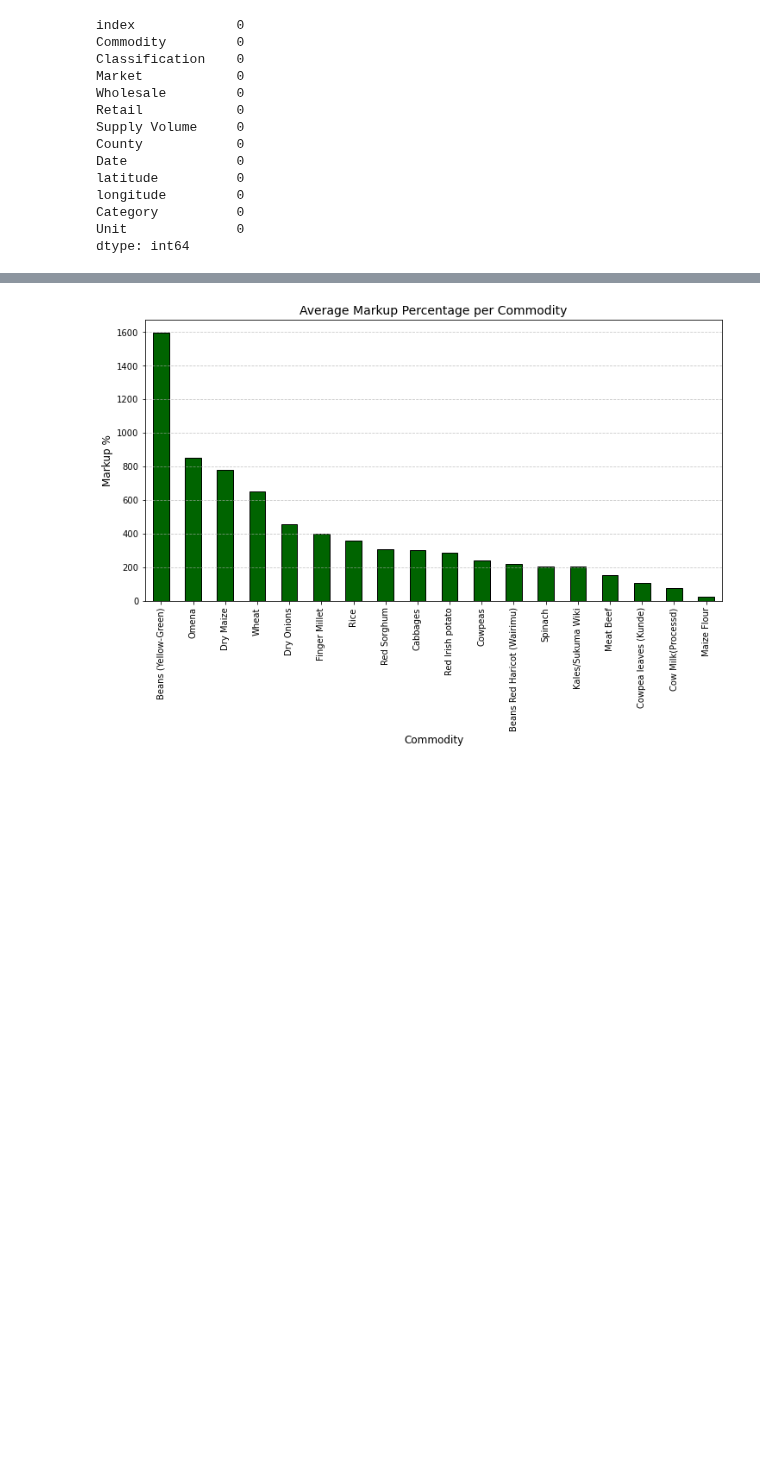
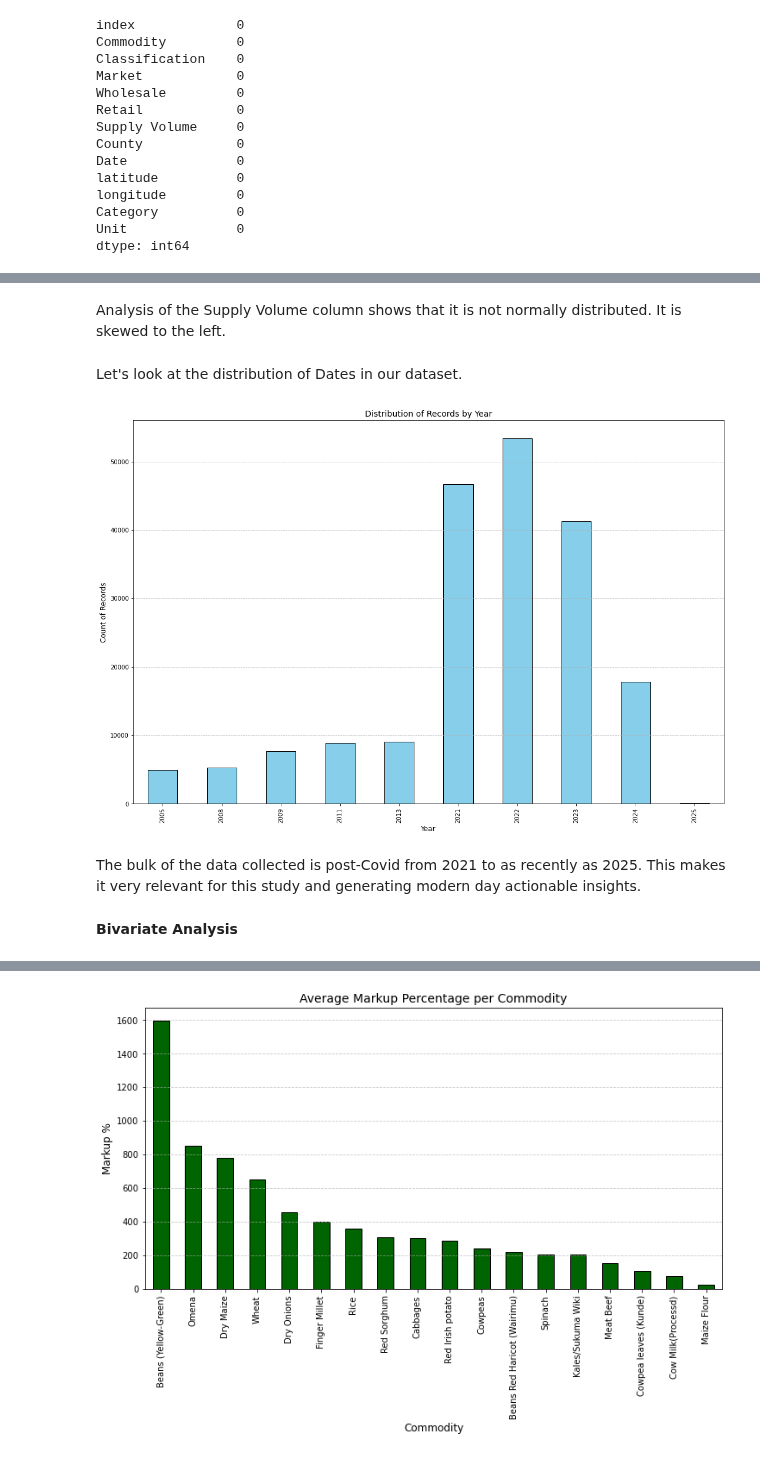
Before and after one commit to Logan-BCM/AgriPriceForecast-Kenya, a Jupyter notebook: Project.ipynb, the cells around one changed output, grey strips where cells are left out. Drawn from its saved outputs; the diff is of its cells as text; code cells hidden in the pictures; blank space fills up the shorter version.

```diff
--- a/Project.ipynb
+++ b/Project.ipynb
@@ -757,0 +793,27 @@ dtype: int64
+# %% [markdown]
+Analysis of the Supply Volume column shows that it is not normally distributed. It is skewed to the left.
+# %% [markdown]
+Let's look at the distribution of Dates in our dataset.
+# %%
+# Extract month-year period from the Date column
+df = products_df.copy()
+df['YearMonth'] = products_df['Date'].dt.to_period('Y')
+
+# Count the number of records for each month-year
+month_year_counts = df['YearMonth'].value_counts().sort_index()
+
+# Plot the distribution
+plt.figure(figsize=(18, 12))
+month_year_counts.plot(kind='bar', color='skyblue', edgecolor='black')
+plt.title("Distribution of Records by Year", fontsize=14)
+plt.xlabel("Year", fontsize=12)
+plt.ylabel("Count of Records", fontsize=12)
+plt.xticks(rotation=90)
+plt.grid(axis='y', linestyle='--', alpha=0.7)
+plt.show()
+# %% [output]
+[figure, added]
+# %% [markdown]
+The bulk of the data collected is post-Covid from 2021 to as recently as 2025. This makes it very relevant for this study and generating modern day actionable insights.
+# %% [markdown]
+**Bivariate Analysis**
```
Also changed, not shown: parts of 58 cells of this notebook.
